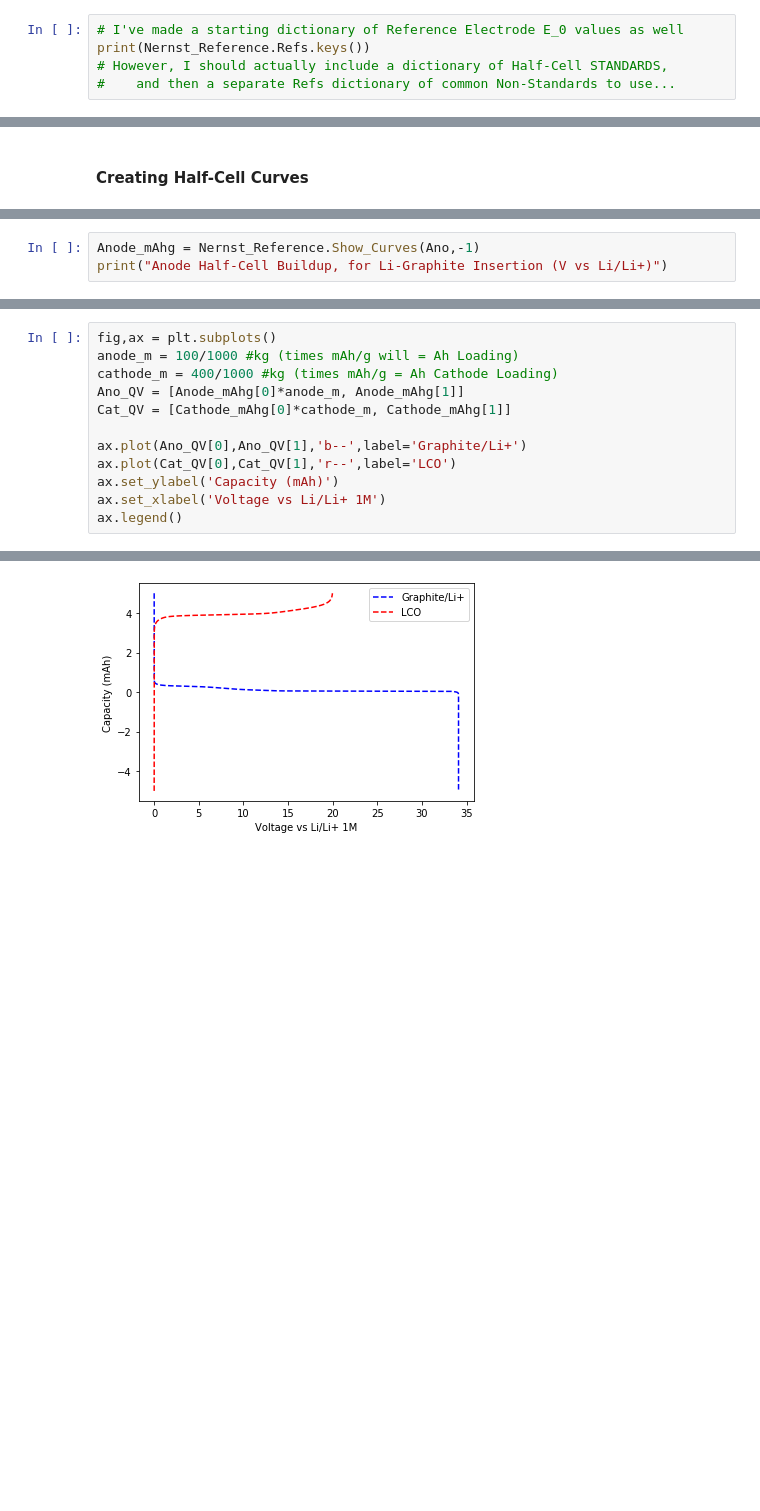
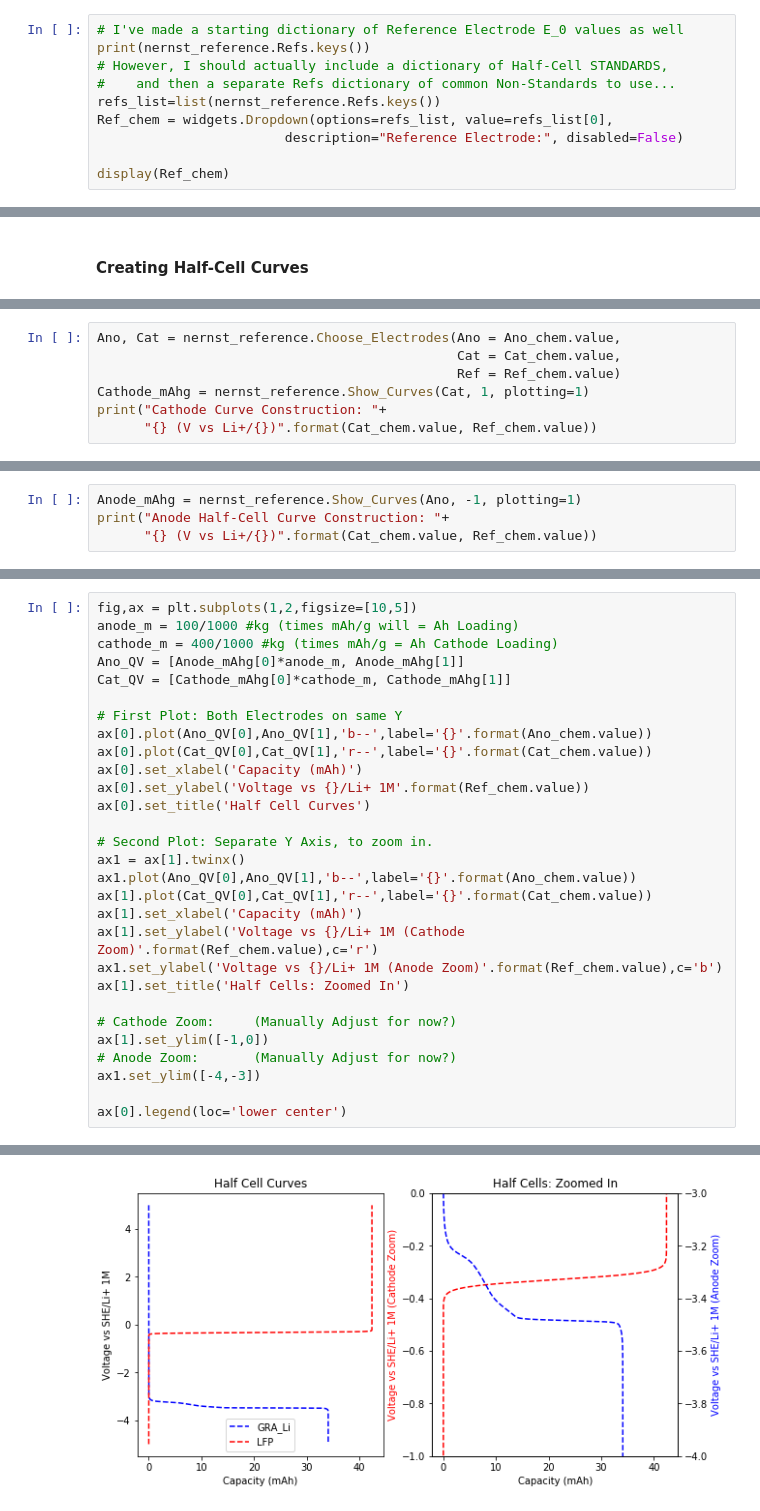
Before and after one commit to FencerDave/battchem, a Jupyter notebook: battchem/status_and_exploration.ipynb, the cells around one changed output, grey strips where cells are left out. Cells and saved outputs as stored; diff of their text form; blank space fills up the shorter version.

Commit message:
Exploring ipy widgets

```diff
--- a/battchem/status_and_exploration.ipynb
+++ b/battchem/status_and_exploration.ipynb
@@ -25,7 +58,12 @@ dict_keys(['LFP', 'LMO', 'LCO', 'LNO', 'NCA', 'NMC111', 'GRA_Br', 'GRA_Li', 'NTP
 # %%
 # I've made a starting dictionary of Reference Electrode E_0 values as well
-print(Nernst_Reference.Refs.keys())
+print(nernst_reference.Refs.keys())
 # However, I should actually include a dictionary of Half-Cell STANDARDS,
 #    and then a separate Refs dictionary of common Non-Standards to use...
+refs_list=list(nernst_reference.Refs.keys())
+Ref_chem = widgets.Dropdown(options=refs_list, value=refs_list[0],
+                        description="Reference Electrode:", disabled=False)
+
+display(Ref_chem)
 # %% [output]
 dict_keys(['Li', 'SCE', 'NCE', 'AgCl', 'MSE', 'SHE', 'NHE', 'AgSO'])
@@ -40,0 +81,7 @@ Cathode Curve Construction: Lithium Colbalt Oxide (V vs Li/Li+)
+# %%
+Ano, Cat = nernst_reference.Choose_Electrodes(Ano = Ano_chem.value,
+                                              Cat = Cat_chem.value,
+                                              Ref = Ref_chem.value)
+Cathode_mAhg = nernst_reference.Show_Curves(Cat, 1, plotting=1)
+print("Cathode Curve Construction: "+
+      "{} (V vs Li+/{})".format(Cat_chem.value, Ref_chem.value))
@@ -41,4 +92,5 @@ Cathode Curve Construction: Lithium Colbalt Oxide (V vs Li/Li+)
 # %%
-Anode_mAhg = Nernst_Reference.Show_Curves(Ano,-1)
-print("Anode Half-Cell Buildup, for Li-Graphite Insertion (V vs Li/Li+)")
+Anode_mAhg = nernst_reference.Show_Curves(Ano, -1, plotting=1)
+print("Anode Half-Cell Curve Construction: "+
+      "{} (V vs Li+/{})".format(Cat_chem.value, Ref_chem.value))
 # %% [output]
@@ -46,15 +100,32 @@ Anode Half-Cell Buildup, for Li-Graphite Insertion (V vs Li/Li+)
 # %%
-fig,ax = plt.subplots()
+fig,ax = plt.subplots(1,2,figsize=[10,5])
 anode_m = 100/1000 #kg (times mAh/g will = Ah Loading)
 cathode_m = 400/1000 #kg (times mAh/g = Ah Cathode Loading)
 Ano_QV = [Anode_mAhg[0]*anode_m, Anode_mAhg[1]]
 Cat_QV = [Cathode_mAhg[0]*cathode_m, Cathode_mAhg[1]]
 
-ax.plot(Ano_QV[0],Ano_QV[1],'b--',label='Graphite/Li+')
-ax.plot(Cat_QV[0],Cat_QV[1],'r--',label='LCO')
-ax.set_ylabel('Capacity (mAh)')
-ax.set_xlabel('Voltage vs Li/Li+ 1M')
-ax.legend()
+# First Plot: Both Electrodes on same Y
+ax[0].plot(Ano_QV[0],Ano_QV[1],'b--',label='{}'.format(Ano_chem.value))
+ax[0].plot(Cat_QV[0],Cat_QV[1],'r--',label='{}'.format(Cat_chem.value))
+ax[0].set_xlabel('Capacity (mAh)')
+ax[0].set_ylabel('Voltage vs {}/Li+ 1M'.format(Ref_chem.value))
+ax[0].set_title('Half Cell Curves')
+
+# Second Plot: Separate Y Axis, to zoom in.
+ax1 = ax[1].twinx()
+ax1.plot(Ano_QV[0],Ano_QV[1],'b--',label='{}'.format(Ano_chem.value))
+ax[1].plot(Cat_QV[0],Cat_QV[1],'r--',label='{}'.format(Cat_chem.value))
+ax[1].set_xlabel('Capacity (mAh)')
+ax[1].set_ylabel('Voltage vs {}/Li+ 1M (Cathode Zoom)'.format(Ref_chem.value),c='r')
+ax1.set_ylabel('Voltage vs {}/Li+ 1M (Anode Zoom)'.format(Ref_chem.value),c='b')
+ax[1].set_title('Half Cells: Zoomed In')
+
+# Cathode Zoom:     (Manually Adjust for now?)
+ax[1].set_ylim([-1,0])
+# Anode Zoom:       (Manually Adjust for now?)
+ax1.set_ylim([-4,-3])
+
+ax[0].legend(loc='lower center')
 # %% [output]
 <matplotlib.legend.Legend at 0x...>
-[figure, old version]
+[figure, new version]
```
Also changed, not shown: parts of 12 cells of this notebook, 2 other files.
